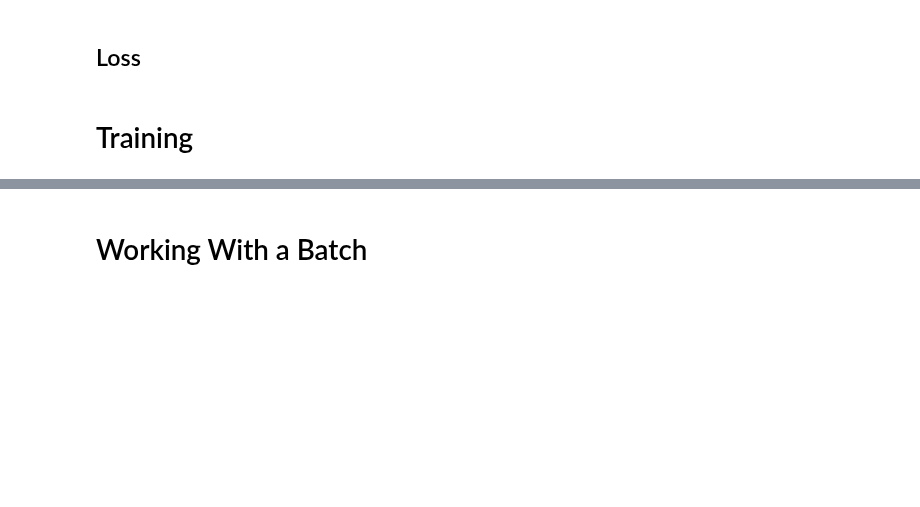
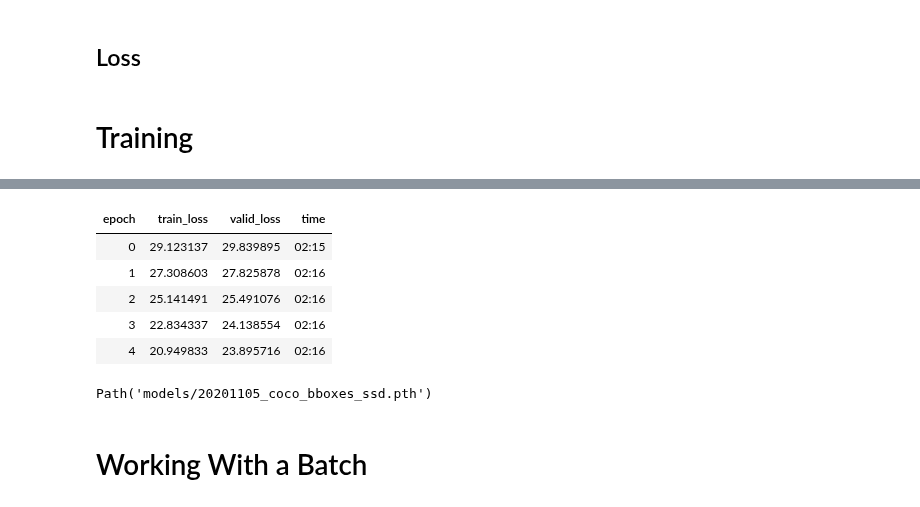
Before and after one commit to mccallion/rory, a Jupyter notebook: _20201027_bboxes_C2018_L9.ipynb, the cells around one changed output, grey strips where cells are left out. Saved outputs shown, nothing was run; the diff lists cells and outputs as text; code cells hidden in the pictures; blank space fills up the shorter version.

Commit message:
20201027_bboxes ssd learner learned something! valid loss at 24 after training head 5 epochs, 2:16m per epoch

```diff
--- a/_20201027_bboxes_C2018_L9.ipynb
+++ b/_20201027_bboxes_C2018_L9.ipynb
@@ -204,8 +204,8 @@ batch[2]:        torch.int64     torch.Size([64, 21])
 # %% [markdown]
 ## Architecture
 # %%
-# 42:00
 class StdConv(Module):
+    # 42:00
     def __init__(self, nin, nout, stride=2, drop=0.1):
         super().__init__()
         self.conv = nn.Conv2d(nin, nout, 3, stride=stride, padding=1)
@@ -213,9 +213,6 @@ class StdConv(Module):
         self.drop = nn.Dropout(drop)
 
     def forward(self, x): return self.drop(self.bn(F.relu(self.conv(x))))
-
-def flatten_conv(x,k):
-    return x.view(x.size(0), x.size(1)//k, -1).transpose(1,2) # loss expects flat tensor
 
 class OutConv(Module):
     # output is two conv layers (instead of one linear layer)
@@ -229,6 +226,9 @@ class OutConv(Module):
     def forward(self, x):
         return [flatten_conv(self.oconv1(x), self.k),
                 flatten_conv(self.oconv2(x), self.k)]
+
+    def flatten_conv(self,x,k): # moved this from global space to inside OutConv
+        return x.view(x.size(0), x.size(1)//k, -1).transpose(1,2)
 
 class SSD_Head(Module):
     def __init__(self, k, bias):
@@ -370,0 +380,9 @@ SuggestedLRs(lr_min=0.00831763744354248, lr_steep=0.001737800776027143)
+# %%
+learner.fit_one_cycle(5,lr=3e-4)
+# %% [output]
+| epoch | train_loss | valid_loss | time |
+| 0 | 29.123137 | 29.839895 | 02:15 |
+| 1 | 27.308603 | 27.825878 | 02:16 |
+| 2 | 25.141491 | 25.491076 | 02:16 |
+| 3 | 22.834337 | 24.138554 | 02:16 |
+| 4 | 20.949833 | 23.895716 | 02:16 |
@@ -371,3 +391,7 @@ SuggestedLRs(lr_min=0.00831763744354248, lr_steep=0.001737800776027143)
+# %%
+learner.save('20201105_coco_bboxes_ssd') # moved to ~/data/models
+# %% [output]
+Path('models/20201105_coco_bboxes_ssd.pth')
 # %% [markdown]
 # Working With a Batch
 # %%
```
Also changed, not shown: parts of 6 cells of this notebook.
